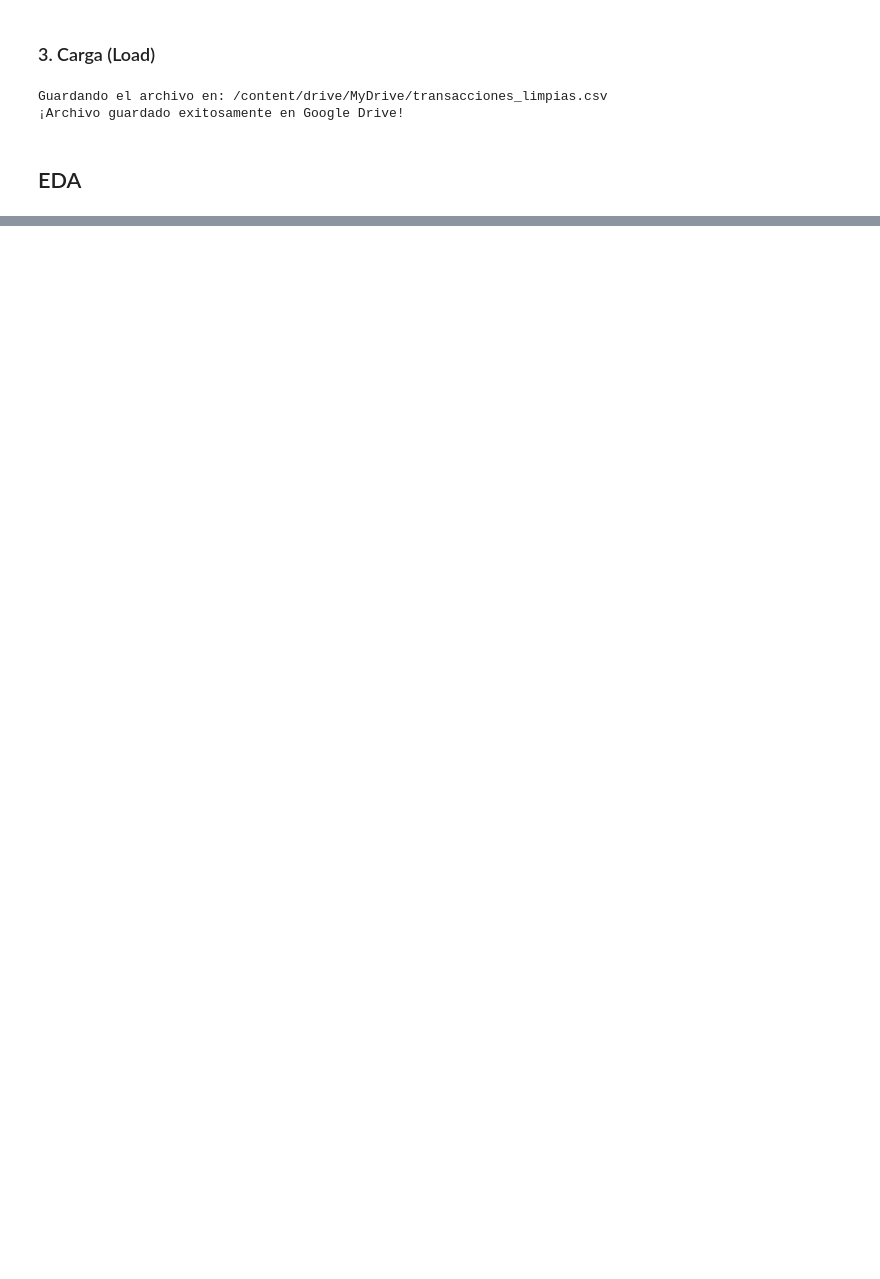
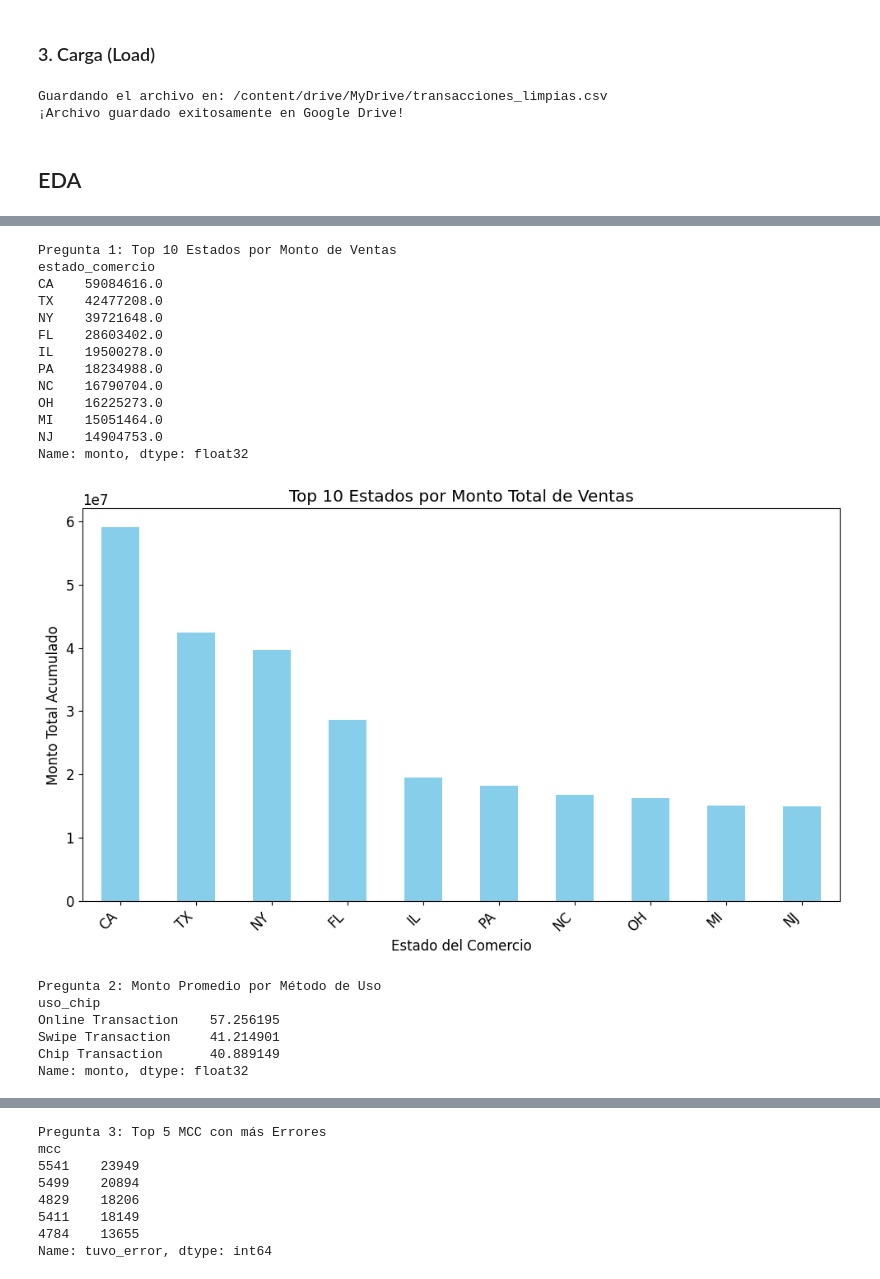
Before and after one commit to Jose34345/Laboratorio_ETL_EDA.ipynb, a Jupyter notebook: Laboratorio.ipynb, the cells around one changed output, grey strips where cells are left out. Cells and saved outputs as stored; diff of their text form; code cells hidden in the pictures; blank space fills up the shorter version.

```diff
--- a/Laboratorio.ipynb
+++ b/Laboratorio.ipynb
@@ -205,3 +223,18 @@ Guardando el archivo en: /content/drive/MyDrive/transacciones_limpias.csv
 ¡Archivo guardado exitosamente en Google Drive!
 # %% [markdown]
 ## EDA
+# %%
+import numpy as np
+import pandas as pd
+
+# Asegúrate de que esta celda se ejecute antes de cualquier EDA
+# 1. Limpieza de símbolos de formato
+df['monto'] = df['monto'].astype(str).str.replace('$', '', regex=False).str.strip()
+
+# 2. Conversión a float, manejando errores (coerce)
+df['monto'] = pd.to_numeric(df['monto'], errors='coerce')
+
+# 3. Optimizamos el tipo de dato para ahorrar RAM (ahora sí funcionará)
+df['monto'] = df['monto'].astype('float32')
+
+print("¡Columna 'monto' ahora es numérica (float32)!")
@@ -242,7 +295,7 @@ plt.xticks(rotation=45, ha='right')
 plt.tight_layout()
 
 plt.savefig('pregunta_1_ventas_por_estado.png')
-plt.clf() # Limpiamos el gráfico para el siguiente
+plt.show()
 
 # PREGUNTA 2: ¿Cuál es el monto promedio de transacción según el método de uso (uso_chip)?
 
@@ -253,34 +306,54 @@ monto_promedio_por_uso = df.groupby('uso_chip')['monto'].mean().sort_values(asce
 
 print(monto_promedio_por_uso)
 print("\n")
 
 monto_promedio_por_uso.plot(kind='bar', color='lightgreen')
 plt.title('Monto Promedio por Método de Uso (Chip, Swipe, etc.)')
 plt.xlabel('Método de Uso')
 plt.ylabel('Monto Promedio de Transacción')
 plt.xticks(rotation=0)
 plt.tight_layout()
 
 plt.savefig('pregunta_2_monto_por_uso.png')
-plt.clf()
+plt.show()
+
 
 # PREGUNTA 3: ¿Cuáles son los 5 códigos de comercio (MCC) donde se registran más errores?
 
 print("Pregunta 3: Top 5 MCC con más Errores")
 
 errores_por_mcc = df.groupby('mcc')['tuvo_error'].sum().sort_values(ascending=False).head(5)
 
 print(errores_por_mcc)
 print("\n")
 
 errores_por_mcc.plot(kind='bar', color='salmon')
 plt.title('Top 5 Códigos de Comercio (MCC) con Más Errores')
 plt.xlabel('Código de Comercio (MCC)')
 plt.ylabel('Cantidad Total de Errores')
 plt.xticks(rotation=45, ha='right')
 plt.tight_layout()
 
 plt.savefig('pregunta_3_errores_por_mcc.png')
-plt.clf()
-
-print("¡Análisis completado! Se generaron 3 tablas y 3 archivos .png con los gráficos.")
+plt.show()
+# %% [output]
+Pregunta 1: Top 10 Estados por Monto de Ventas
+estado_comercio
+CA    59084616.0
+TX    42477208.0
+NY    39721648.0
+FL    28603402.0
+IL    19500278.0
+PA    18234988.0
+NC    16790704.0
+OH    16225273.0
+MI    15051464.0
+NJ    14904753.0
+Name: monto, dtype: float32
+[figure, added]
+Pregunta 2: Monto Promedio por Método de Uso
+uso_chip
+Online Transaction    57.256195
+Swipe Transaction     41.214901
+Chip Transaction      40.889149
+Name: monto, dtype: float32
@@ -286,0 +361,8 @@ print("¡Análisis completado! Se generaron 3 tablas y 3 archivos .png con los g
+Pregunta 3: Top 5 MCC con más Errores
+mcc
+5541    23949
+5499    20894
+4829    18206
+5411    18149
+4784    13655
+Name: tuvo_error, dtype: int64
```
Also changed, not shown: parts of 5 cells of this notebook.
